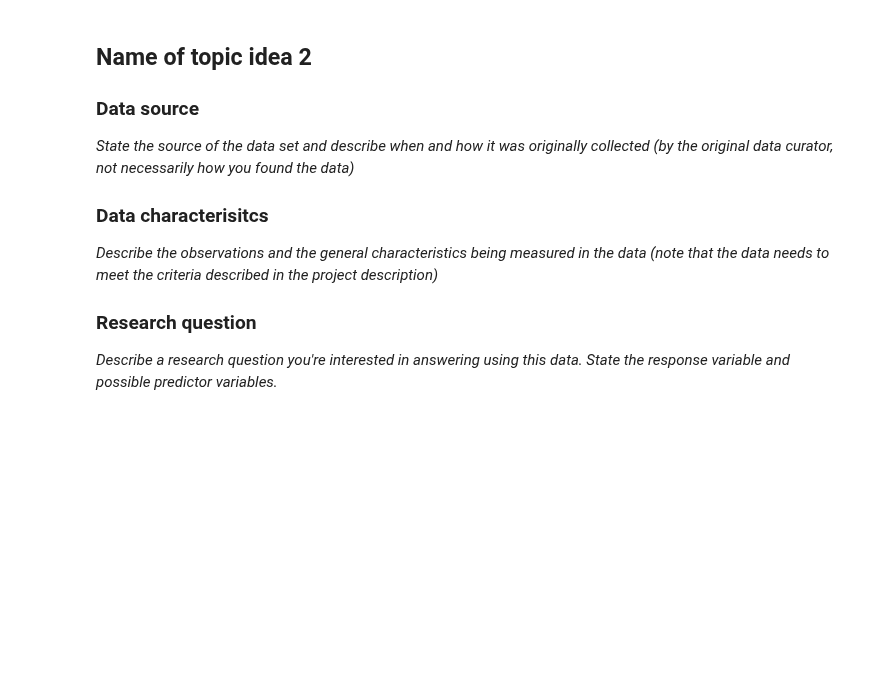
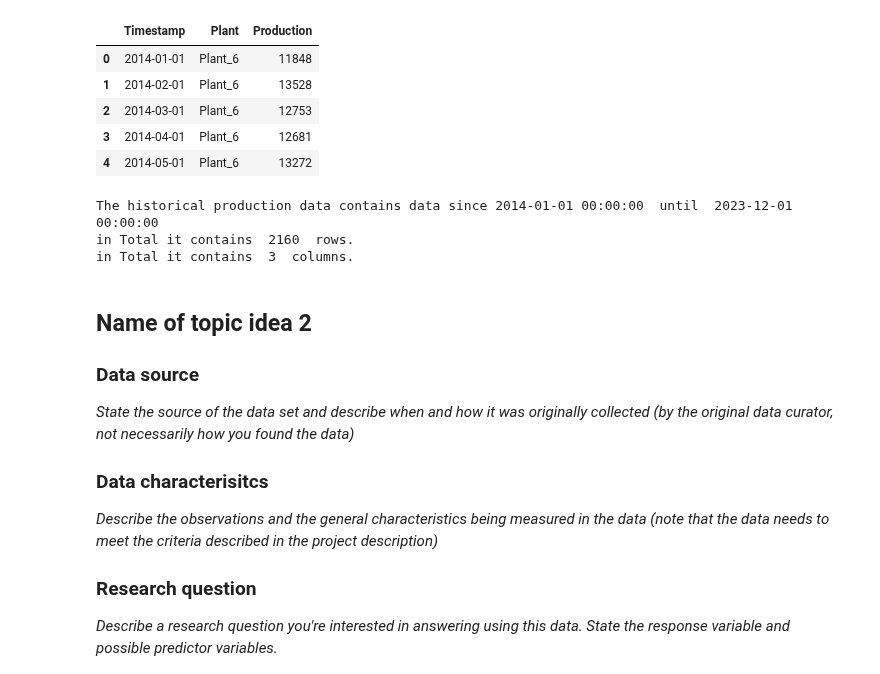
Before and after one commit to john2408/project_data_analytics, a Jupyter notebook: references/topic-ideas.ipynb, the cells around one changed output. Drawn from its saved outputs; the diff is of its cells as text; code cells hidden in the pictures; blank space fills up the shorter version.

```diff
--- a/references/topic-ideas.ipynb
+++ b/references/topic-ideas.ipynb
@@ -30,3 +177,35 @@ Group name:
+# %%
+# Convert the Timestamp to a Datetime Object
+df_prod["Year"] = df_prod["Timestamp"].apply(lambda x: x.split("/")[0]).astype(int)
+df_prod["Month"] = df_prod["Timestamp"].apply(lambda x: x.split("/")[1]).astype(int)
+df_prod["Timestamp"] = df_prod[["Year", "Month"]].apply(
+    lambda x: datetime(x["Year"], x["Month"], 1), axis=1
+)
+
+# Unpivot columns to rows
+df_prod = pd.melt(
+    df_prod.drop(columns=["Month", "Year"]),
+    id_vars=["Timestamp"],
+    var_name="Plant",
+    value_name="Production",
+)
+# %%
+df_prod.head()
+# %% [output]
+|  | Timestamp | Plant | Production |
+| 0 | 2014-01-01 | Plant_6 | 11848 |
+| 1 | 2014-02-01 | Plant_6 | 13528 |
+| 2 | 2014-03-01 | Plant_6 | 12753 |
+| 3 | 2014-04-01 | Plant_6 | 12681 |
+| 4 | 2014-05-01 | Plant_6 | 13272 |
+# %%
+print("The historical production data contains data since", df_prod['Timestamp'].min(), " until ", df_prod['Timestamp'].max())
+print("in Total it contains ", df_prod.shape[0], " rows.")
+print("in Total it contains ", df_prod.shape[1], " columns.")
+# %% [output]
+The historical production data contains data since 2014-01-01 00:00:00  until  2023-12-01 00:00:00
+in Total it contains  2160  rows.
+in Total it contains  3  columns.
 # %% [markdown]
 ## Name of topic idea 2
 
```
Also changed, not shown: parts of 15 cells of this notebook, 4 other files.
